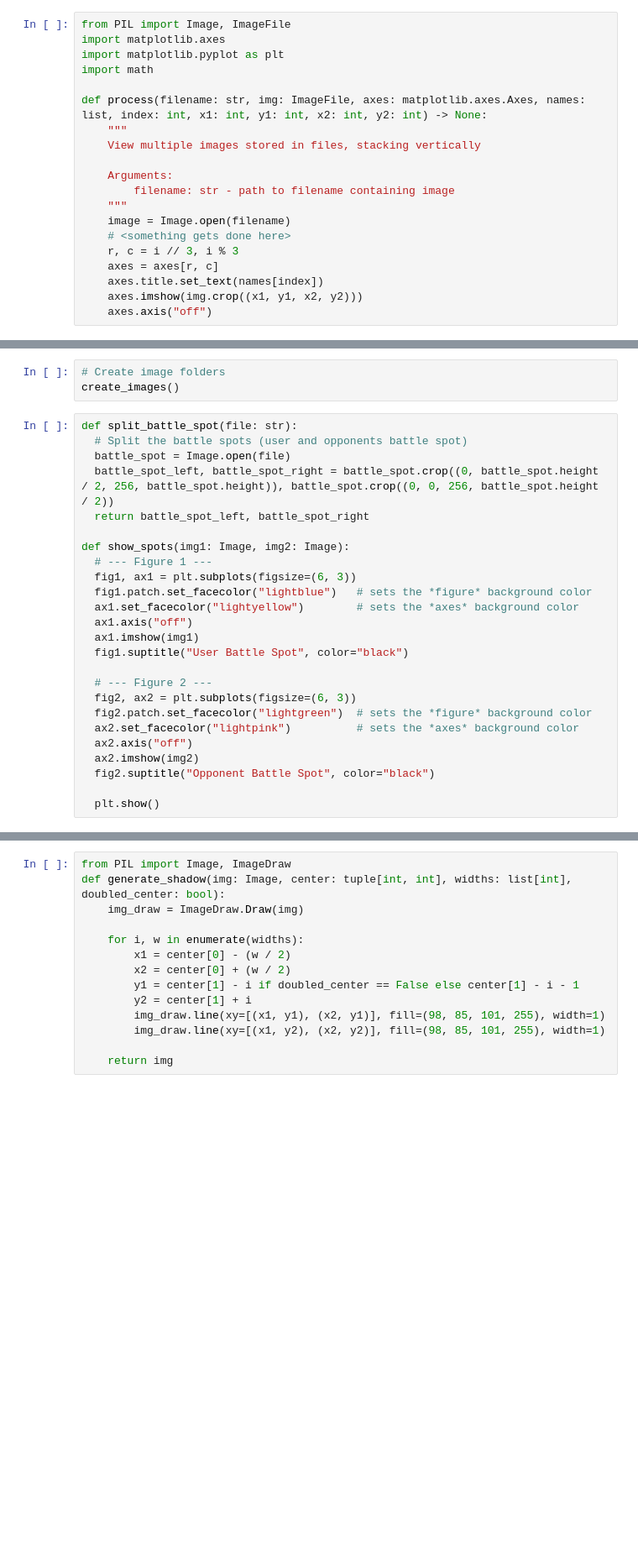
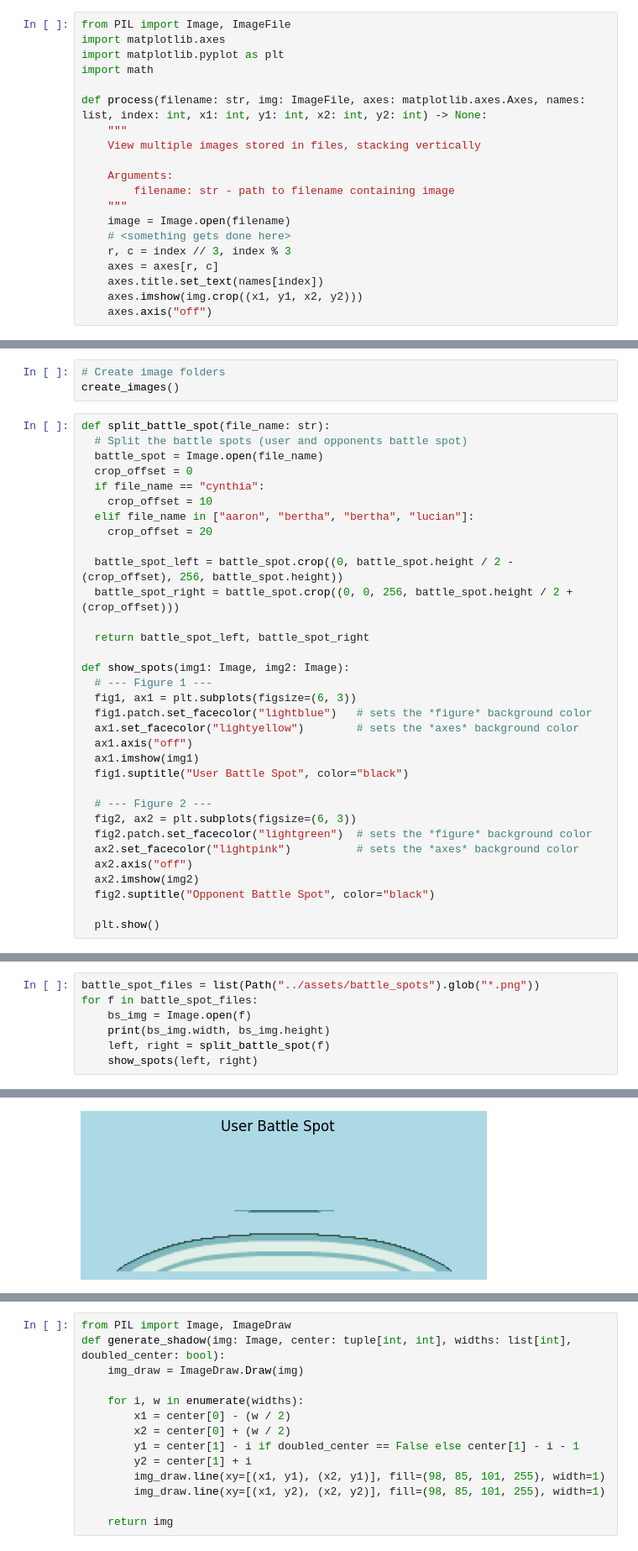
Before and after one commit to ChowMeins/Pokemon-CNN, a Jupyter notebook: data_generation/Pokemon_Encounter_Generator.ipynb, the cells around one changed output, grey strips where cells are left out. Shown at 84% size. Cells and saved outputs as stored; diff of their text form; blank space fills up the shorter version.

```diff
--- a/data_generation/Pokemon_Encounter_Generator.ipynb
+++ b/data_generation/Pokemon_Encounter_Generator.ipynb
@@ -64,7 +64,7 @@ def process(filename: str, img: ImageFile, axes: matplotlib.axes.Axes, names: li
     """
     image = Image.open(filename)
     # <something gets done here>
-    r, c = i // 3, i % 3
+    r, c = index // 3, index % 3
     axes = axes[r, c]
     axes.title.set_text(names[index])
     axes.imshow(img.crop((x1, y1, x2, y2)))
@@ -184,10 +184,18 @@ if os.path.exists(dir_path):
 # Create image folders
 create_images()
 # %%
-def split_battle_spot(file: str):
+def split_battle_spot(file_name: str):
   # Split the battle spots (user and opponents battle spot)
-  battle_spot = Image.open(file)
-  battle_spot_left, battle_spot_right = battle_spot.crop((0, battle_spot.height / 2, 256, battle_spot.height)), battle_spot.crop((0, 0, 256, battle_spot.height / 2))
+  battle_spot = Image.open(file_name)
+  crop_offset = 0
+  if file_name == "cynthia":
+    crop_offset = 10
+  elif file_name in ["aaron", "bertha", "bertha", "lucian"]:
+    crop_offset = 20
+
+  battle_spot_left = battle_spot.crop((0, battle_spot.height / 2 - (crop_offset), 256, battle_spot.height))
+  battle_spot_right = battle_spot.crop((0, 0, 256, battle_spot.height / 2 + (crop_offset)))
+
   return battle_spot_left, battle_spot_right
 
 def show_spots(img1: Image, img2: Image):
@@ -216,0 +219,8 @@ show_spots(left, right)
+# %%
+battle_spot_files = list(Path("../assets/battle_spots").glob("*.png"))
+for f in battle_spot_files:
+    bs_img = Image.open(f)
+    print(bs_img.width, bs_img.height)
+    left, right = split_battle_spot(f)
+    show_spots(left, right)
+# %% [output]
@@ -216,0 +228 @@ show_spots(left, right)
+[figure, added]
```
Also changed, not shown: parts of 6 cells of this notebook, 5 other files.
